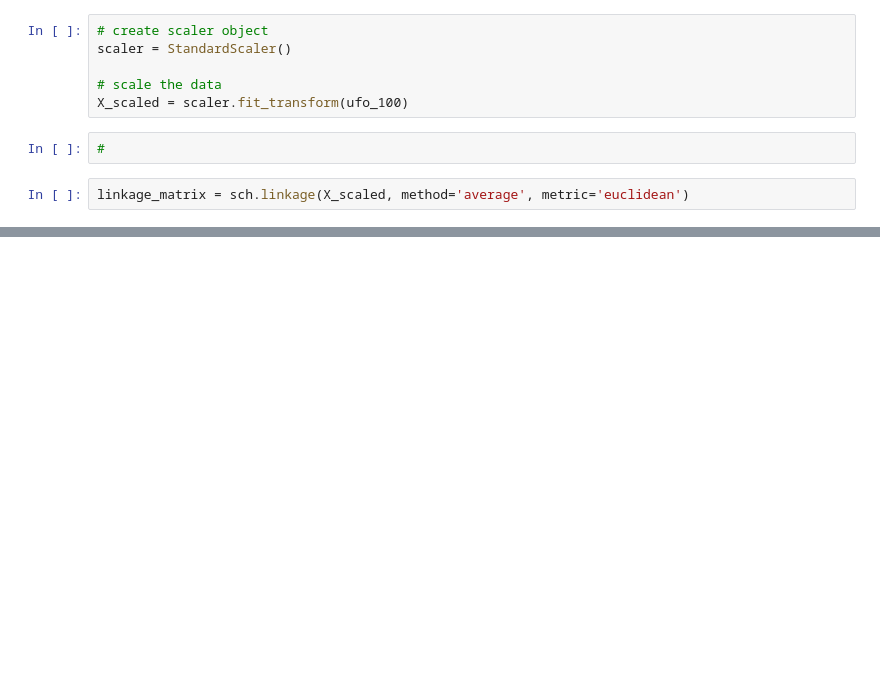
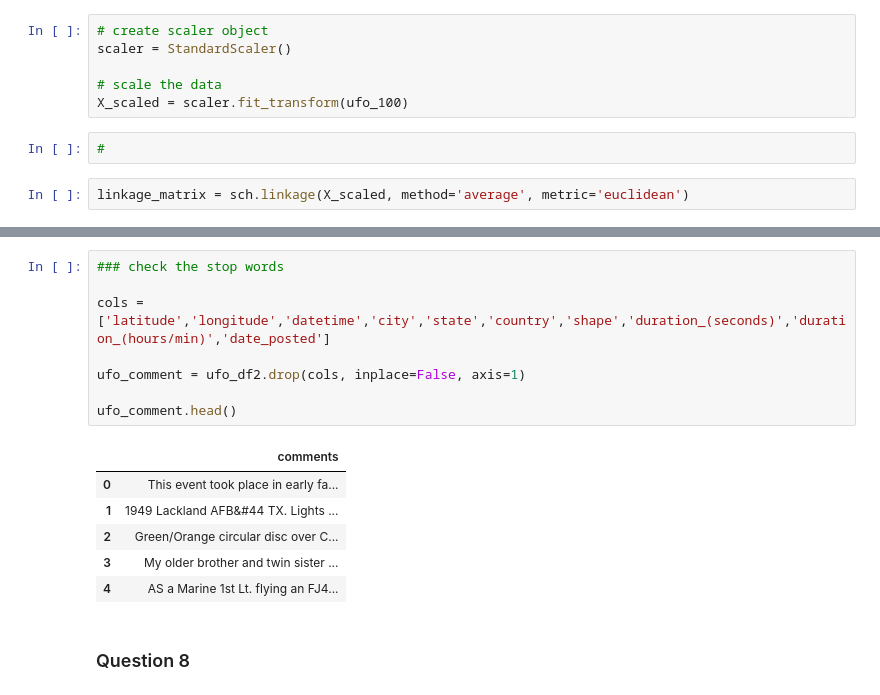
Before and after one commit to st-reid/temp, a Jupyter notebook: Unsupervised_exam.ipynb, the cells around one changed output, grey strips where cells are left out. Saved outputs shown, nothing was run; the diff lists cells and outputs as text; blank space fills up the shorter version.

```diff
--- a/Unsupervised_exam.ipynb
+++ b/Unsupervised_exam.ipynb
@@ -440,0 +483,17 @@ plt.show()
+# %%
+### check the stop words
+
+cols = ['latitude','longitude','datetime','city','state','country','shape','duration_(seconds)','duration_(hours/min)','date_posted']
+
+ufo_comment = ufo_df2.drop(cols, inplace=False, axis=1)
+
+ufo_comment.head()
+# %% [output]
+|  | comments |
+| 0 | This event took place in early fa... |
+| 1 | 1949 Lackland AFB&#44 TX. Lights ... |
+| 2 | Green/Orange circular disc over C... |
+| 3 | My older brother and twin sister ... |
+| 4 | AS a Marine 1st Lt. flying an FJ4... |
+# %% [markdown]
+### Question 8
```
Also changed, not shown: parts of 17 cells of this notebook.
